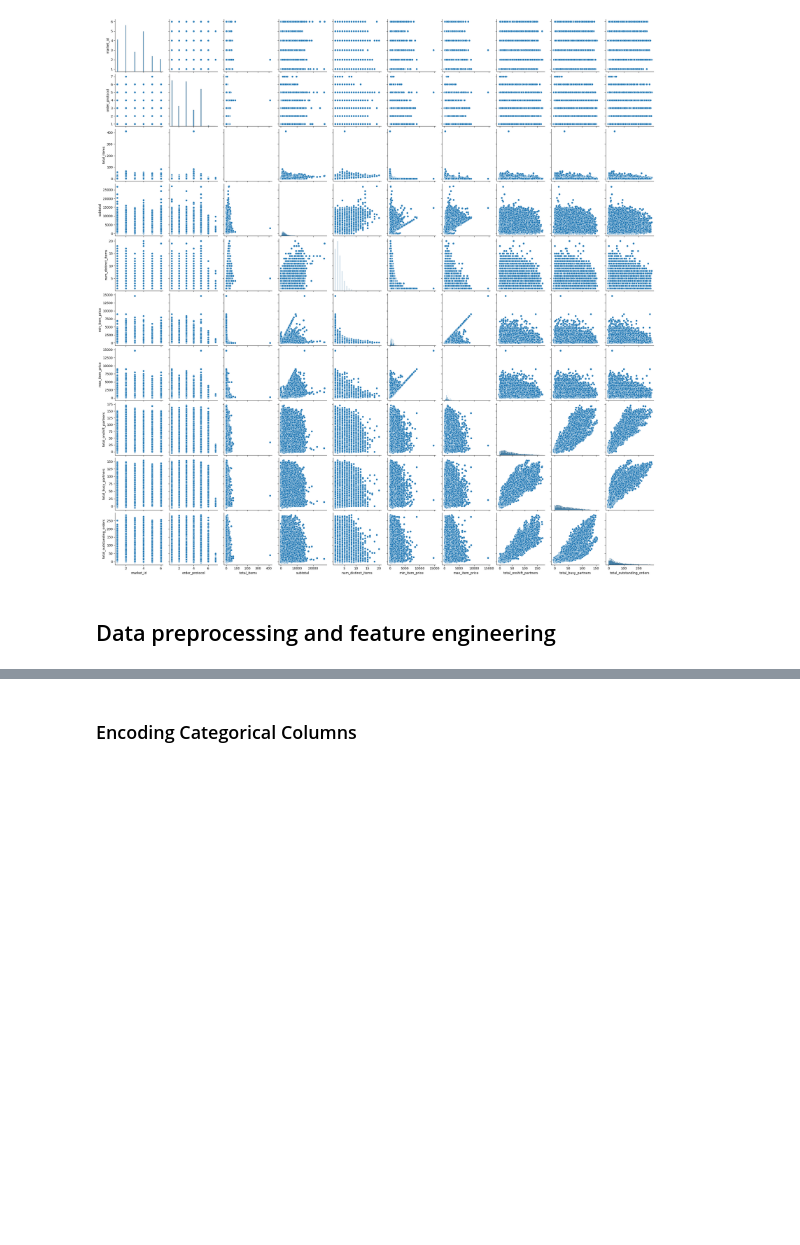
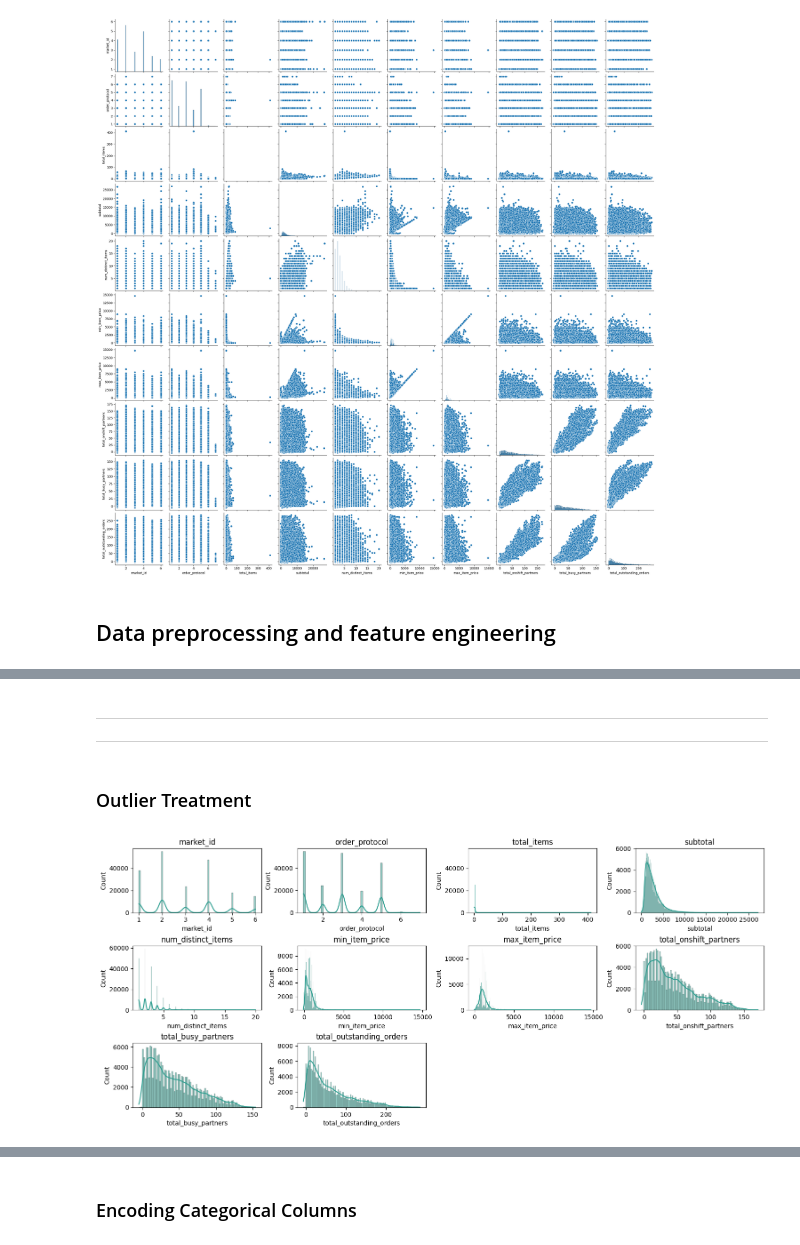
Before and after one commit to amn-sdqi/Case-Studies, a Jupyter notebook: Porter Delivery Time Estimation/main.ipynb, the cells around one changed output, grey strips where cells are left out. Cells and saved outputs as stored; diff of their text form; code cells hidden in the pictures; blank space fills up the shorter version.

```diff
--- a/Porter Delivery Time Estimation/main.ipynb
+++ b/Porter Delivery Time Estimation/main.ipynb
@@ -176,0 +174,7 @@ plt.show()
+# %%
+# Convert 'created_at' and 'actual_delivery_time' to datetime objects
+df['created_at'] = pd.to_datetime(df['created_at'])
+df['actual_delivery_time'] = pd.to_datetime(df['actual_delivery_time'])
+
+# Calculate the delivery duration
+df['delivery_duration'] = (df['actual_delivery_time'] - df['created_at']).dt.total_seconds() / 60
@@ -178,0 +241,17 @@ plt.show()
+# %% [markdown]
+----------------
+
+-------------
+# %% [markdown]
+### Outlier Treatment
+# %%
+plt.figure(figsize=(15, 8), layout="constrained", frameon=True)
+i = 1
+for col in numerical_data.columns:
+    plt.subplot(4, 4, i)
+    sns.histplot(df[col], kde=True, color="#2a9d8f")
+    plt.title(col)
+    i += 1
+plt.show()
+# %% [output]
+[figure, added]
```
Also changed, not shown: parts of 40 cells of this notebook, 6 other files.
